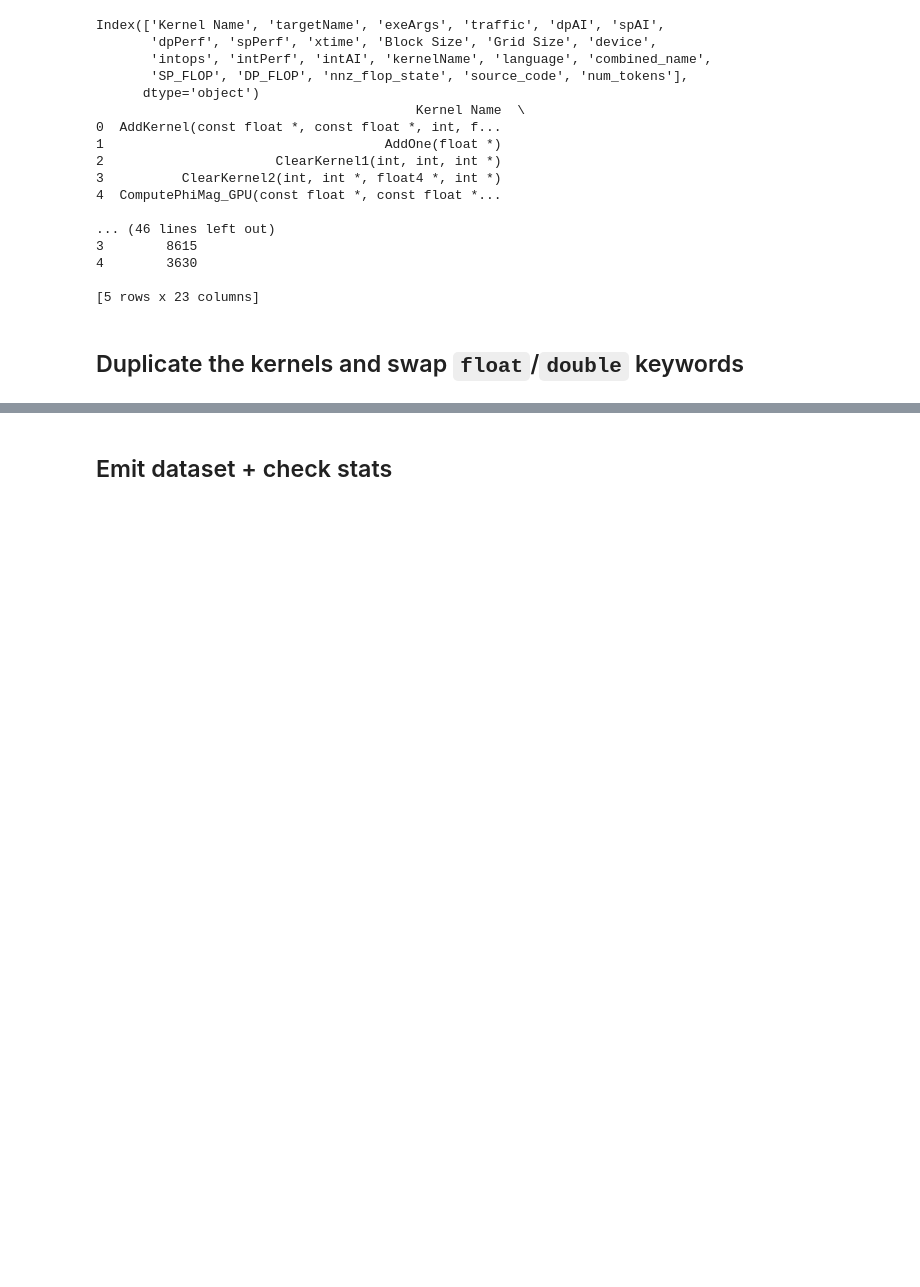
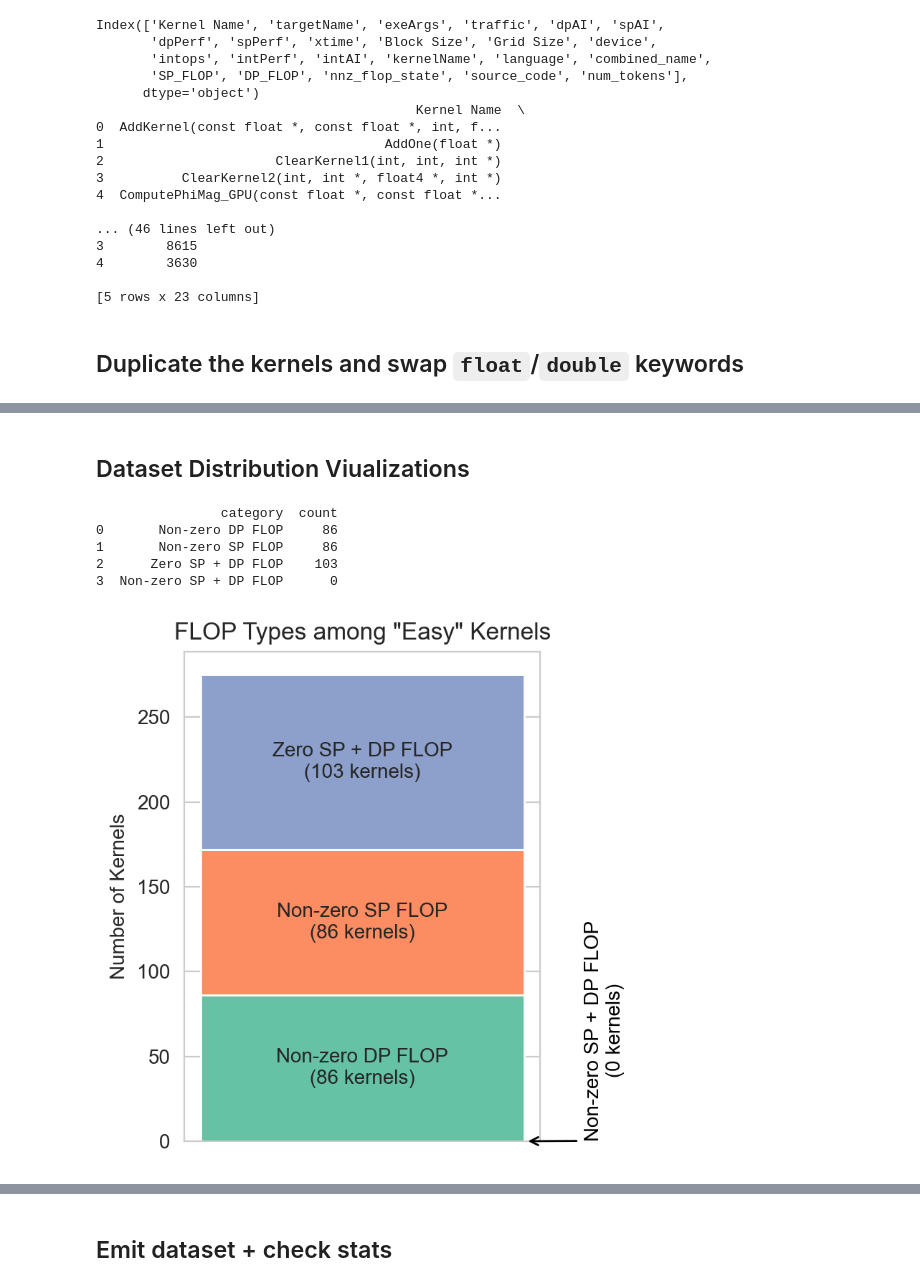
Before and after one commit to Scientific-Computing-Lab/gpuFLOPBench, a Jupyter notebook: qdecomp-langgraph-studio/kernel-survey/dataset-gen/manual-classification/create_dataset_to_query.ipynb, the cells around one changed output, grey strips where cells are left out. Saved outputs shown, nothing was run; the diff lists cells and outputs as text; code cells hidden in the pictures; blank space fills up the shorter version.

Commit message:
dataset created -- working on scripts to do baseline experimentation

```diff
--- a/qdecomp-langgraph-studio/kernel-survey/dataset-gen/manual-classification/create_dataset_to_query.ipynb
+++ b/qdecomp-langgraph-studio/kernel-survey/dataset-gen/manual-classification/create_dataset_to_query.ipynb
@@ -671,6 +682,11 @@ for idx, row in tqdm(easy_codes_with_counter_data.iterrows(), total=easy_codes_w
         if target_name == basename:
             if kernelName in kNames:
                 src_code = data['kernels'][kernelName]
+
+                assert kernelName in src_code
+                assert 'main' in src_code
+                if row['SP_FLOP'] != 0 or row['DP_FLOP'] != 0:
+                    assert 'float' in src_code or 'double' in src_code, f"FLOP ops expected but not found in source for {target_name}, {kernelName}"
                 break
 
     assert src_code != '', f"Source code not found for {target_name}, {kernelName}"
@@ -678,6 +694,7 @@ for idx, row in tqdm(easy_codes_with_counter_data.iterrows(), total=easy_codes_w
     row_dict = row.to_dict()
     row_dict['source_code'] = [src_code]
     row_dict['num_tokens'] = [len(enc.encode(src_code))]
+
     merged_df = pd.concat([merged_df, pd.DataFrame(row_dict)], ignore_index=True)
 # %%
 print(merged_df.columns)
@@ -826,0 +722,32 @@ Index(['target', 'kernelName', 'numTokens', 'source_code', 'combined_name'], dty
+# %%
+merged_df['variant'] = 'OG'
+
+# form a new row that is a copy and append it to the dataframe
+for idx, row in merged_df.iterrows():
+    flop_type = row['nnz_flop_state']
+    if flop_type == 'Zero SP + DP FLOP':
+        continue
+
+        # need to also adjust spAI and dpAI here
+    elif flop_type == 'Non-zero SP FLOP':
+        # replace all the instances of 'float' with 'double' in the source code
+        new_code = row['source_code'].replace('float', 'double')
+        new_flops = row['SP_FLOP']
+        new_flops_type = 'Non-zero DP FLOP'
+
+    elif flop_type == 'Non-zero DP FLOP':
+        # replace all the instances of 'double' with 'float' in the source code
+        new_code = row['source_code'].replace('double', 'float')
+        new_flops = row['DP_FLOP']
+        new_flops_type = 'Non-zero SP FLOP'
+
+    new_row = row.copy()
+    new_row['source_code'] = new_code
+    new_row['num_tokens'] = len(enc.encode(new_code))
+    new_row['variant'] = 'Swapped FP Type'
+    new_row['nnz_flop_state'] = new_flops_type
+    new_row['SP_FLOP'] = new_flops if new_flops_type == 'Non-zero SP FLOP' else 0
+    new_row['DP_FLOP'] = new_flops if new_flops_type == 'Non-zero DP FLOP' else 0
+
+    # append the new row to the dataframe
+    merged_df = pd.concat([merged_df, pd.DataFrame(new_row).T], ignore_index=True)
@@ -826,0 +771,11 @@ Index(['target', 'kernelName', 'numTokens', 'source_code', 'combined_name'], dty
+# %% [markdown]
+## Dataset Distribution Viualizations
+# %%
+plot_flop_type_distribution(merged_df)
+# %% [output]
+                category  count
+0       Non-zero DP FLOP     86
+1       Non-zero SP FLOP     86
+2      Zero SP + DP FLOP    103
+3  Non-zero SP + DP FLOP      0
+[figure, added]
```
Also changed, not shown: parts of 36 cells of this notebook, 3 other files.
